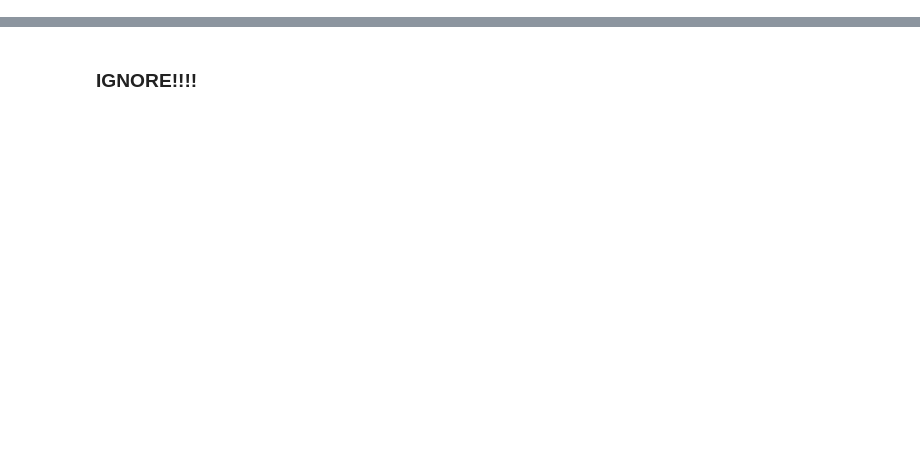
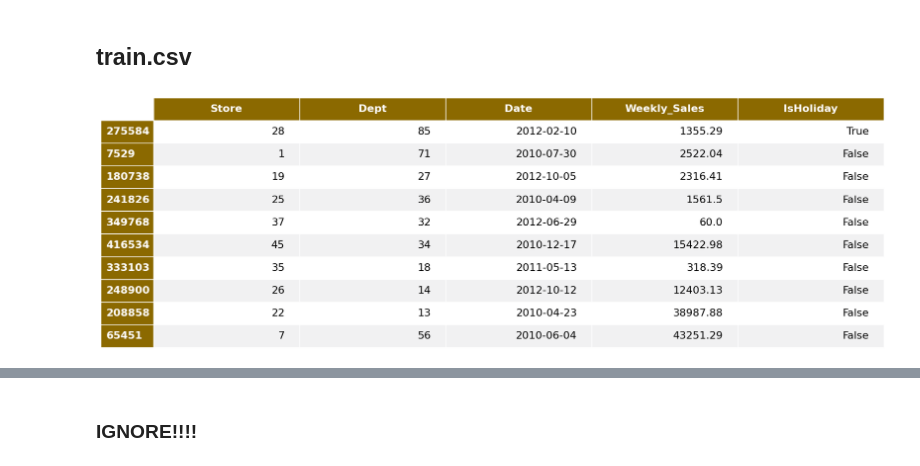
Before and after one commit to SeriousLee20/Walmart-Sales-Clean-Data, a Jupyter notebook: clean.ipynb, the cells around one changed output, grey strips where cells are left out. Cells and saved outputs as stored; diff of their text form; code cells hidden in the pictures; blank space fills up the shorter version.

```diff
--- a/clean.ipynb
+++ b/clean.ipynb
@@ -258,0 +78,8 @@ merged_df.to_csv('cleaned_file.csv')
+# %% [markdown]
+## train.csv
+# %%
+train_df = pd.read_csv('train.csv')
+fig,ax = render_mpl_table(train_df.sample(10), header_columns=0, col_width=4.0, font_size=16)
+# fig,ax = render_mpl_table(train_df.sample(10), header_columns=0, col_width=4.0, font_size=16)
+# %% [output]
+[figure, added]
```
Also changed, not shown: parts of 77 cells of this notebook, 11 other files.
